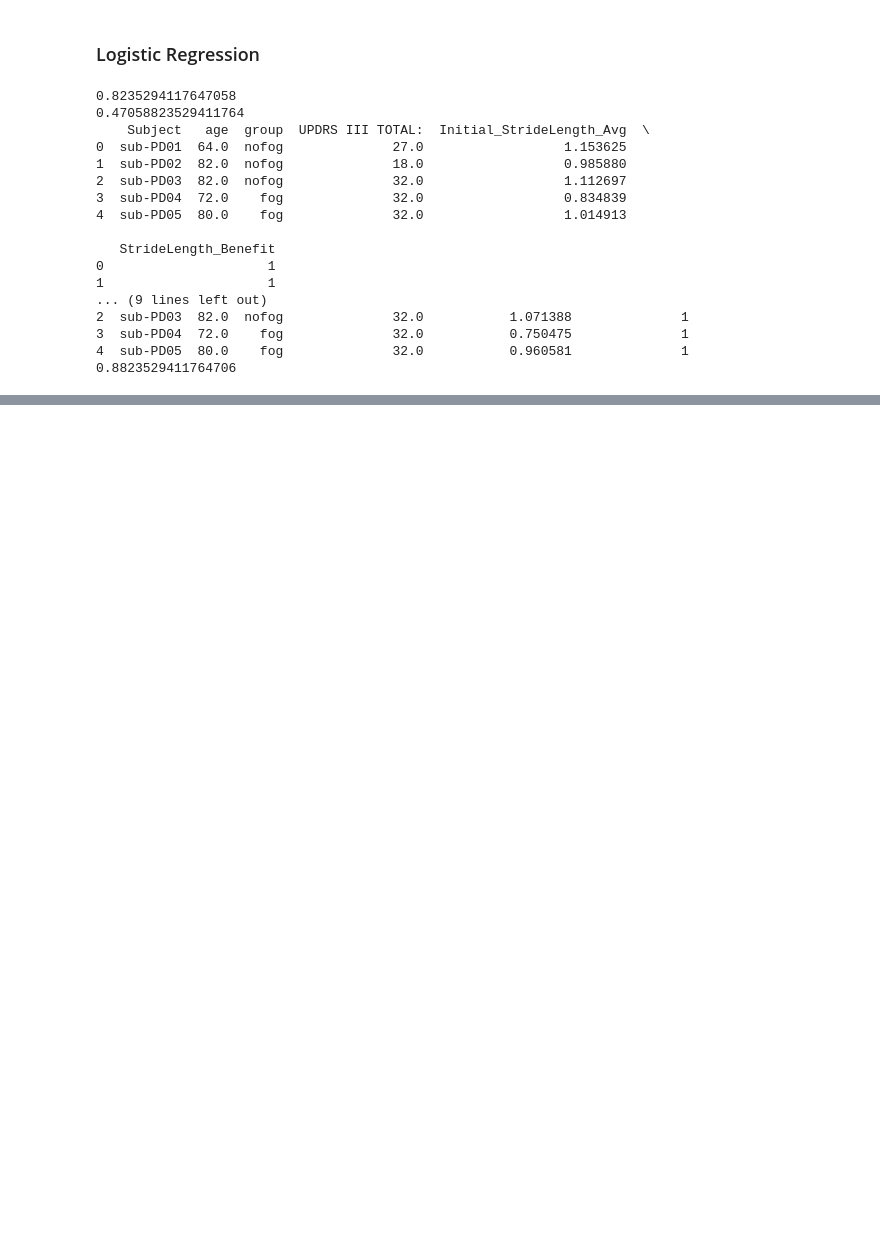
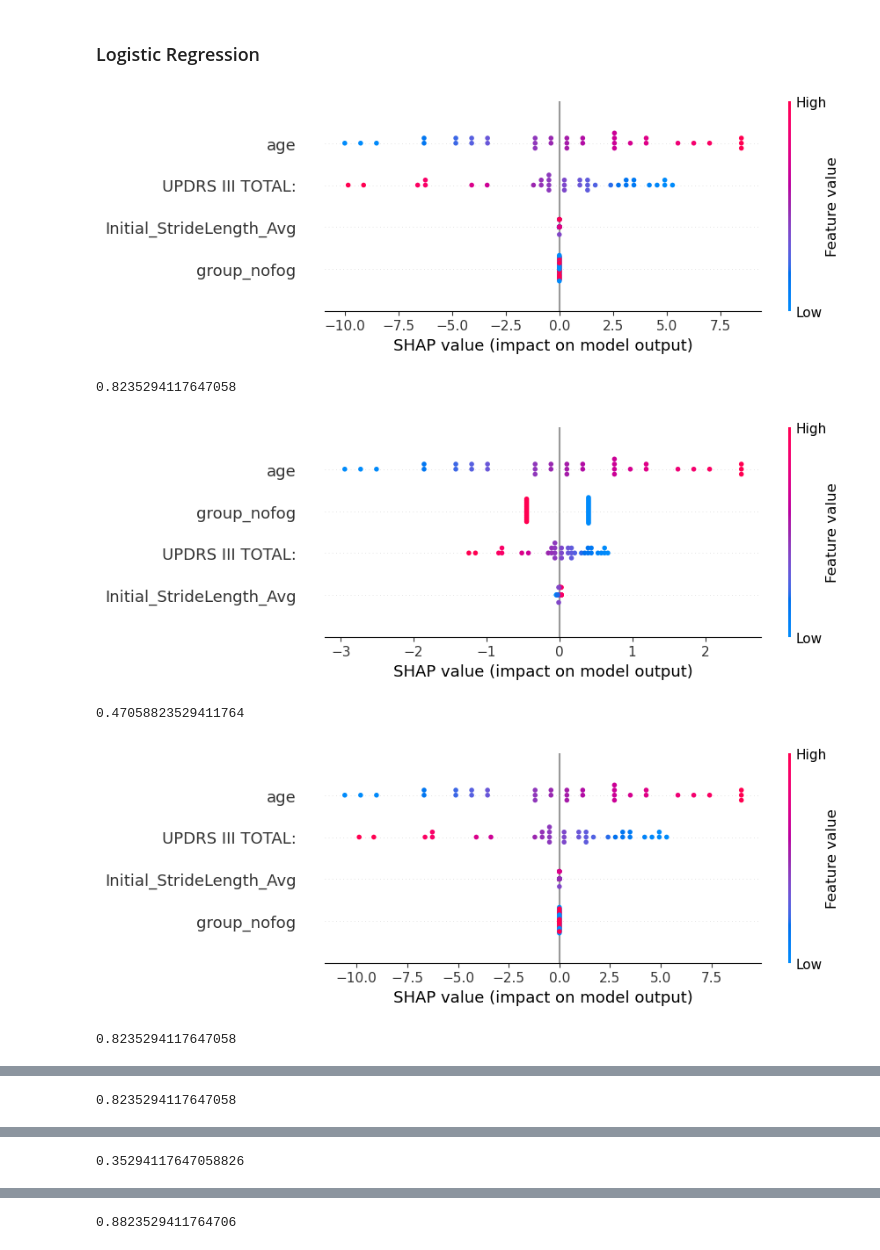
Before and after one commit to saileshgunaseelan/gait-table-experiments, a Jupyter notebook: logistic_regression.ipynb, the cells around one changed output, grey strips where cells are left out. Drawn from its saved outputs; the diff is of its cells as text; code cells hidden in the pictures; blank space fills up the shorter version.

Commit message:
Explain models with SHAP

```diff
--- a/logistic_regression.ipynb
+++ b/logistic_regression.ipynb
@@ -108,20 +127,25 @@ def prepare_gait_df(gait_df, pd_stride_benefit_df, condition, feature, queue="",
 # %% [markdown]
 ### Logistic Regression
 # %%
-def log_reg(pd_log_reg_df, feature, queue="", OR=False):
-    # Train logistic regression model
+def prep_log_reg_xy(pd_log_reg_df, feature, queue="", OR=False):
     if OR:
         X = pd_log_reg_df.drop(columns=["Subject", f"{feature}_Benefit"])
         y = pd_log_reg_df[f"{feature}_Benefit"]
     else:
         X = pd_log_reg_df.drop(columns=["Subject", f"{feature}_{queue}_Benefit"])
         y = pd_log_reg_df[f"{feature}_{queue}_Benefit"]
+
     X = pd.get_dummies(X, columns=["group"], drop_first=True)
+    X["group_nofog"] = X["group_nofog"].astype(int)
 
-    # 60% data for training, 40% data for testing
+    return X, y
+
+def train_log_reg(X, y):
+    # Train logistic regression model (60% data for training, 40% data for testing)
     X_train, X_test, y_train, y_test = train_test_split(X, y, test_size=0.5, random_state=1)
     log_reg = linear_model.LogisticRegression()
     log_reg.fit(X_train, y_train)
+    SHAP(X, log_reg)
     y_pred = log_reg.predict(X_test)
     print(metrics.accuracy_score(y_test, y_pred))
 # %%
@@ -129,60 +153,48 @@ def main():
     # Initialize gait table
     gait_df = gait_df_init()
 
     # Calculate benefit
     pd_stride_benefit_df, pd_speed_benefit_df = create_benefit_df(gait_df)
     # Output (for debugging purposes)
     pd_stride_benefit_df.to_csv("csv-output/stride_benefit_table.csv")
     pd_speed_benefit_df.to_csv("csv-output/speed_benefit_table.csv")
 
     # Apply logistic regression model
 
     # Stride length
-
     pd_log_reg_df = prepare_gait_df(gait_df, pd_stride_benefit_df, "PD", "StrideLength", "Auditory")
-    log_reg(pd_log_reg_df, "StrideLength", "Auditory")  # Auditory
+    X, y = prep_log_reg_xy(pd_log_reg_df,"StrideLength", "Auditory")  # Auditory
+    train_log_reg(X, y)
     pd_log_reg_df = prepare_gait_df(gait_df, pd_stride_benefit_df, "PD", "StrideLength", "Visual")
-    log_reg(pd_log_reg_df, "StrideLength", "Visual")  # Visual
-
+    X, y = prep_log_reg_xy(pd_log_reg_df,"StrideLength", "Visual")  # Visual
+    train_log_reg(X, y)
     # Combined (auditory OR visual)
     pd_log_reg_df = prepare_gait_df(gait_df, pd_stride_benefit_df, "PD", "StrideLength", OR=True)
-    print(pd_log_reg_df.head())
-    log_reg(pd_log_reg_df, "StrideLength", OR=True)
+    X, y = prep_log_reg_xy(pd_log_reg_df, "StrideLength", OR=True)
+    train_log_reg(X, y)
 
     # Speed
-
     pd_log_reg_df = prepare_gait_df(gait_df, pd_speed_benefit_df, "PD", "Speed", "Auditory")
-    log_reg(pd_log_reg_df, "Speed", "Auditory")  # Auditory
+    X, y = prep_log_reg_xy(pd_log_reg_df, "Speed", "Auditory")  # Auditory
+    train_log_reg(X, y)
     pd_log_reg_df = prepare_gait_df(gait_df, pd_speed_benefit_df, "PD", "Speed", "Visual")
-    log_reg(pd_log_reg_df, "Speed", "Visual")  # Visual
-
+    X, y = prep_log_reg_xy(pd_log_reg_df, "Speed", "Visual")  # Visual
+    train_log_reg(X, y)
     # Combined (auditory OR visual)
     pd_log_reg_df = prepare_gait_df(gait_df, pd_speed_benefit_df, "PD", "Speed", OR=True)
-    pd_log_reg_df.to_clipboard()
-    print(pd_log_reg_df.head())
-    log_reg(pd_log_reg_df, "Speed", OR=True)
+    X, y = prep_log_reg_xy(pd_log_reg_df, "Speed", OR=True)
+    train_log_reg(X, y)
 
     # Output
     pd_log_reg_df.to_csv("csv-output/pd_log_reg.csv")
 
 
 if __name__ == "__main__":
     main()
 # %% [output]
+[figure, added]
 0.8235294117647058
-0.47058823529411764
-    Subject   age  group  UPDRS III TOTAL:  Initial_StrideLength_Avg  \
-0  sub-PD01  64.0  nofog              27.0                  1.153625
-1  sub-PD02  82.0  nofog              18.0                  0.985880
-2  sub-PD03  82.0  nofog              32.0                  1.112697
-3  sub-PD04  72.0    fog              32.0                  0.834839
-4  sub-PD05  80.0    fog              32.0                  1.014913
-
-   StrideLength_Benefit
-0                     1
-1                     1
-... (9 lines left out)
-2  sub-PD03  82.0  nofog              32.0           1.071388              1
-3  sub-PD04  72.0    fog              32.0           0.750475              1
-4  sub-PD05  80.0    fog              32.0           0.960581              1
-0.8823529411764706
+[figure, added]
+0.47058823529411764
+[figure, added]
+0.8235294117647058
@@ -188,0 +202 @@ if __name__ == "__main__":
+0.8235294117647058
@@ -188,0 +204 @@ if __name__ == "__main__":
+0.35294117647058826
@@ -188,0 +206 @@ if __name__ == "__main__":
+0.8823529411764706
```
Also changed, not shown: parts of 4 cells of this notebook.
